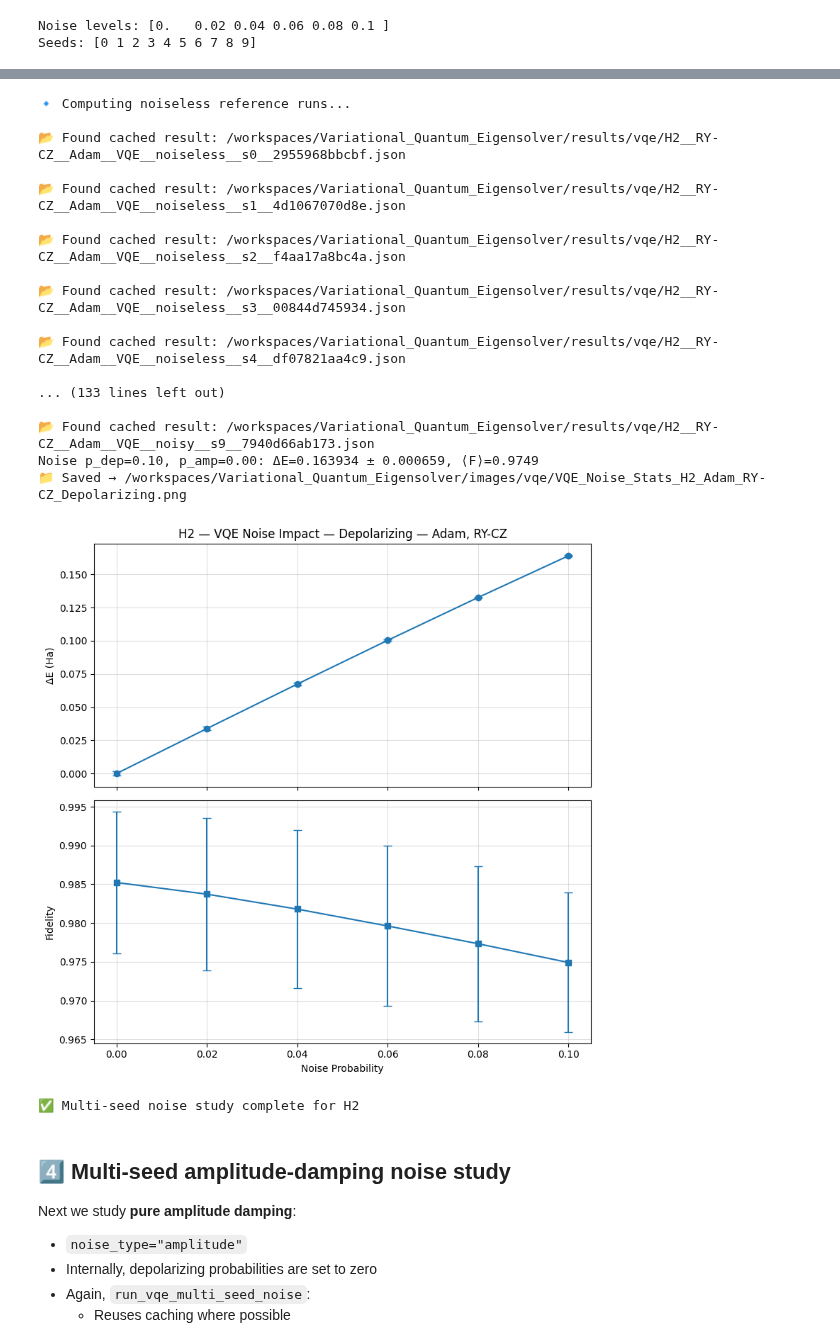
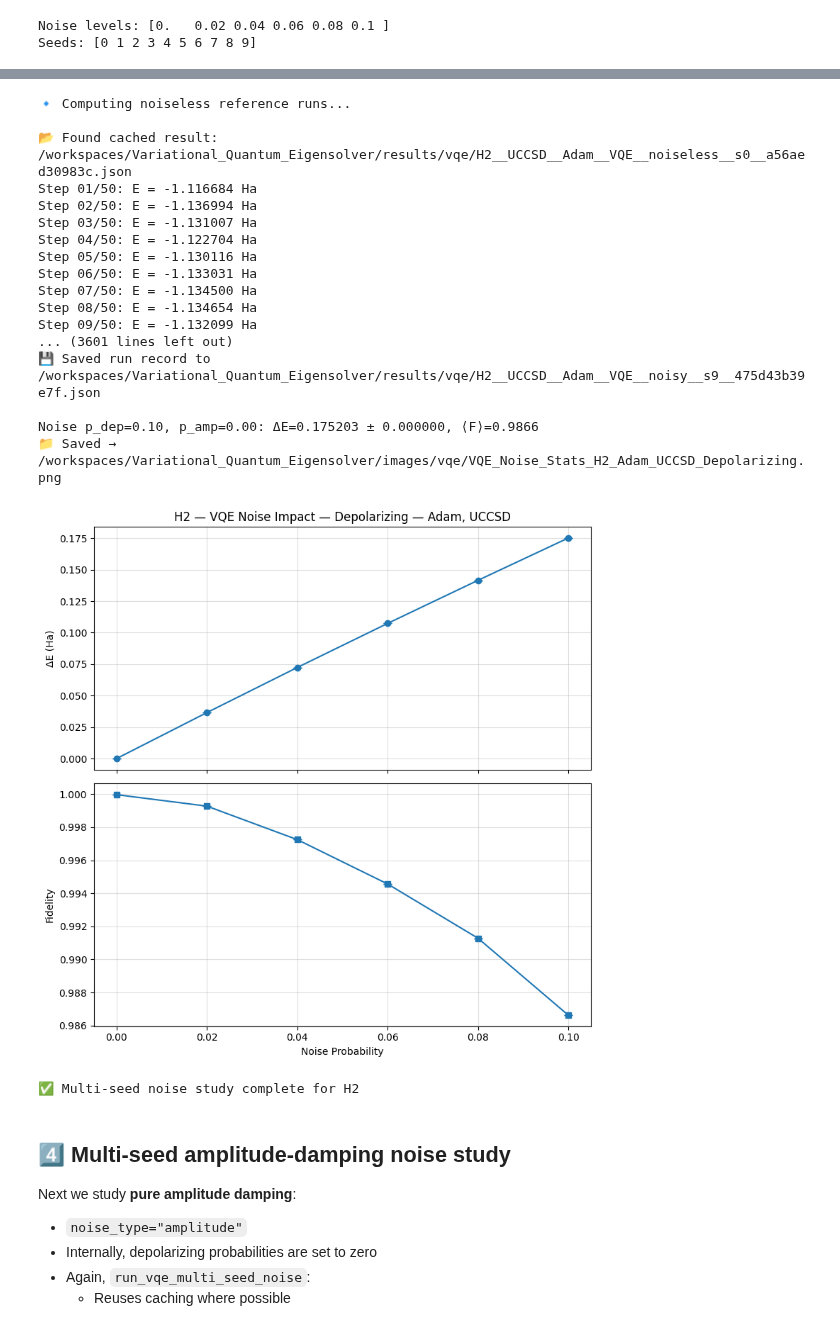
Before and after one commit to SidRichardsQuantum/Variational_Quantum_Eigensolver, a Jupyter notebook: notebooks/vqe/H2/Noise_Scan.ipynb, the cells around one changed output, grey strips where cells are left out. Drawn from its saved outputs; the diff is of its cells as text; code cells hidden in the pictures.

```diff
--- a/notebooks/vqe/H2/Noise_Scan.ipynb
+++ b/notebooks/vqe/H2/Noise_Scan.ipynb
@@ -56,6 +56,11 @@ print("Noise levels:", noise_levels)
 # Multiple seeds for statistics
 seeds = np.arange(0, 10)
 print("Seeds:", seeds)
+
+# Optimizer settings
+optimizer = "Adam"
+steps = 50
+stepsize = 0.2
 # %% [output]
 Noise levels: [0.   0.02 0.04 0.06 0.08 0.1 ]
 Seeds: [0 1 2 3 4 5 6 7 8 9]
@@ -81,36 +84,36 @@ The plot is also displayed inline.
 # %%
 _ = run_vqe_multi_seed_noise(
     molecule="H2",
-    ansatz_name="RY-CZ",
-    optimizer_name="Adam",
-    steps=50,
-    stepsize=0.2,
+    ansatz_name="UCCSD",
+    optimizer_name=optimizer,
+    steps=steps,
+    stepsize=stepsize,
     seeds=seeds,
     noise_type="depolarizing",
     depolarizing_probs=noise_levels,
     mapping="jordan_wigner",
     force=False,
-    show=True,  # display the package-generated plot
+    show=True,
 )
 # %% [output]
 🔹 Computing noiseless reference runs...
 
-📂 Found cached result: /workspaces/Variational_Quantum_Eigensolver/results/vqe/H2__RY-CZ__Adam__VQE__noiseless__s0__2955968bbcbf.json
+📂 Found cached result: /workspaces/Variational_Quantum_Eigensolver/results/vqe/H2__UCCSD__Adam__VQE__noiseless__s0__a56aed30983c.json
+Step 01/50: E = -1.116684 Ha
+Step 02/50: E = -1.136994 Ha
+Step 03/50: E = -1.131007 Ha
+Step 04/50: E = -1.122704 Ha
+Step 05/50: E = -1.130116 Ha
+Step 06/50: E = -1.133031 Ha
+Step 07/50: E = -1.134500 Ha
+Step 08/50: E = -1.134654 Ha
+Step 09/50: E = -1.132099 Ha
+... (3601 lines left out)
+💾 Saved run record to /workspaces/Variational_Quantum_Eigensolver/results/vqe/H2__UCCSD__Adam__VQE__noisy__s9__475d43b39e7f.json
 
-📂 Found cached result: /workspaces/Variational_Quantum_Eigensolver/results/vqe/H2__RY-CZ__Adam__VQE__noiseless__s1__4d1067070d8e.json
-
-📂 Found cached result: /workspaces/Variational_Quantum_Eigensolver/results/vqe/H2__RY-CZ__Adam__VQE__noiseless__s2__f4aa17a8bc4a.json
-
-📂 Found cached result: /workspaces/Variational_Quantum_Eigensolver/results/vqe/H2__RY-CZ__Adam__VQE__noiseless__s3__00844d745934.json
-
-📂 Found cached result: /workspaces/Variational_Quantum_Eigensolver/results/vqe/H2__RY-CZ__Adam__VQE__noiseless__s4__df07821aa4c9.json
-
-... (133 lines left out)
-
-📂 Found cached result: /workspaces/Variational_Quantum_Eigensolver/results/vqe/H2__RY-CZ__Adam__VQE__noisy__s9__7940d66ab173.json
-Noise p_dep=0.10, p_amp=0.00: ΔE=0.163934 ± 0.000659, ⟨F⟩=0.9749
-📁 Saved → /workspaces/Variational_Quantum_Eigensolver/images/vqe/VQE_Noise_Stats_H2_Adam_RY-CZ_Depolarizing.png
+Noise p_dep=0.10, p_amp=0.00: ΔE=0.175203 ± 0.000000, ⟨F⟩=0.9866
+📁 Saved → /workspaces/Variational_Quantum_Eigensolver/images/vqe/VQE_Noise_Stats_H2_Adam_UCCSD_Depolarizing.png
-[figure, old version]
+[figure, new version]
 ✅ Multi-seed noise study complete for H2
 # %% [markdown]
 ## 4️⃣ Multi-seed amplitude-damping noise study
```
Also changed, not shown: parts of 3 cells of this notebook, 20 other files.
